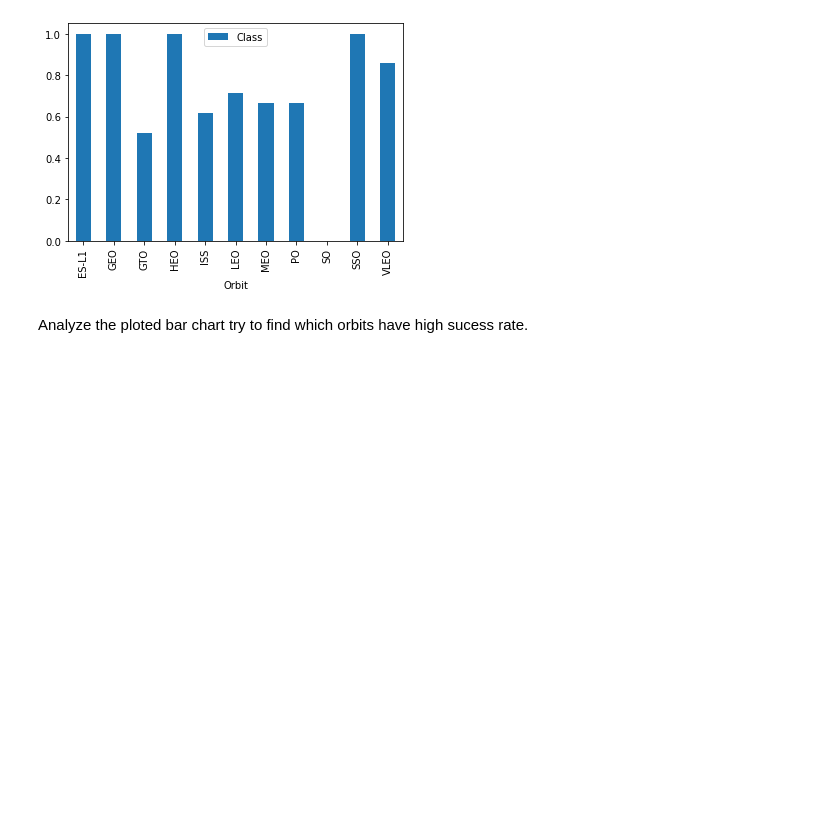
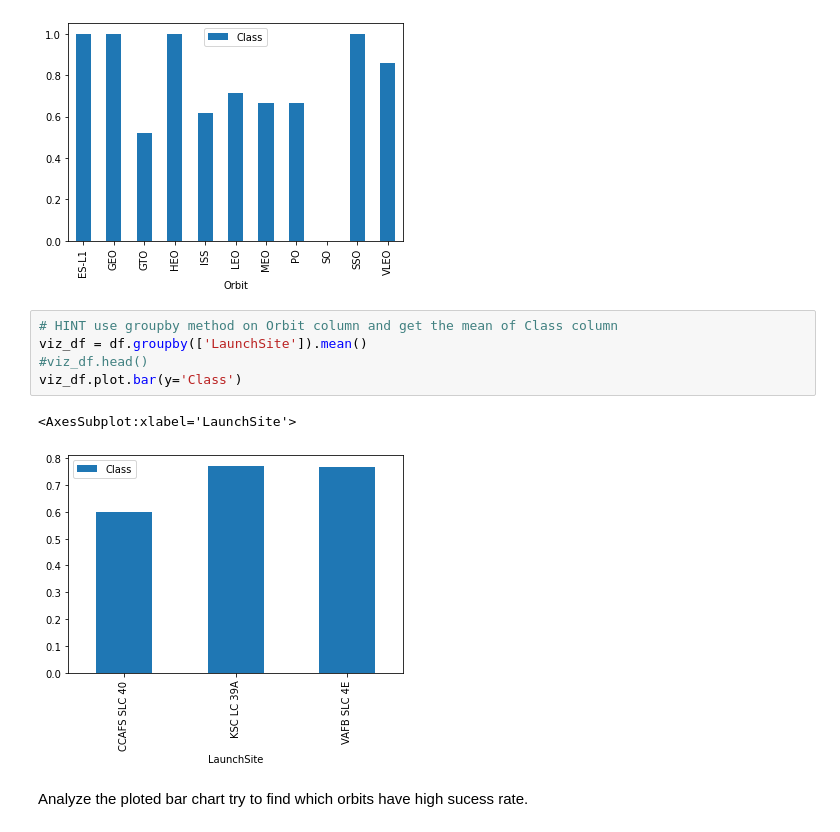
Before and after one commit to myredex/space_company, a Jupyter notebook: 5_jupyter-labs-eda-dataviz.ipynb, the cells around one changed output. Saved outputs shown, nothing was run; the diff lists cells and outputs as text; blank space fills up the shorter version.

```diff
--- a/5_jupyter-labs-eda-dataviz.ipynb
+++ b/5_jupyter-labs-eda-dataviz.ipynb
@@ -121,6 +121,14 @@ viz_df.plot.bar(y='Class')
 # %% [output]
 <AxesSubplot:xlabel='Orbit'>
 [figure]
+# %%
+# HINT use groupby method on Orbit column and get the mean of Class column
+viz_df = df.groupby(['LaunchSite']).mean()
+#viz_df.head()
+viz_df.plot.bar(y='Class')
+# %% [output]
+<AxesSubplot:xlabel='LaunchSite'>
+[figure, added]
 # %% [markdown]
 Analyze the ploted bar chart try to find which orbits have high sucess rate.
 # %% [markdown]
```
